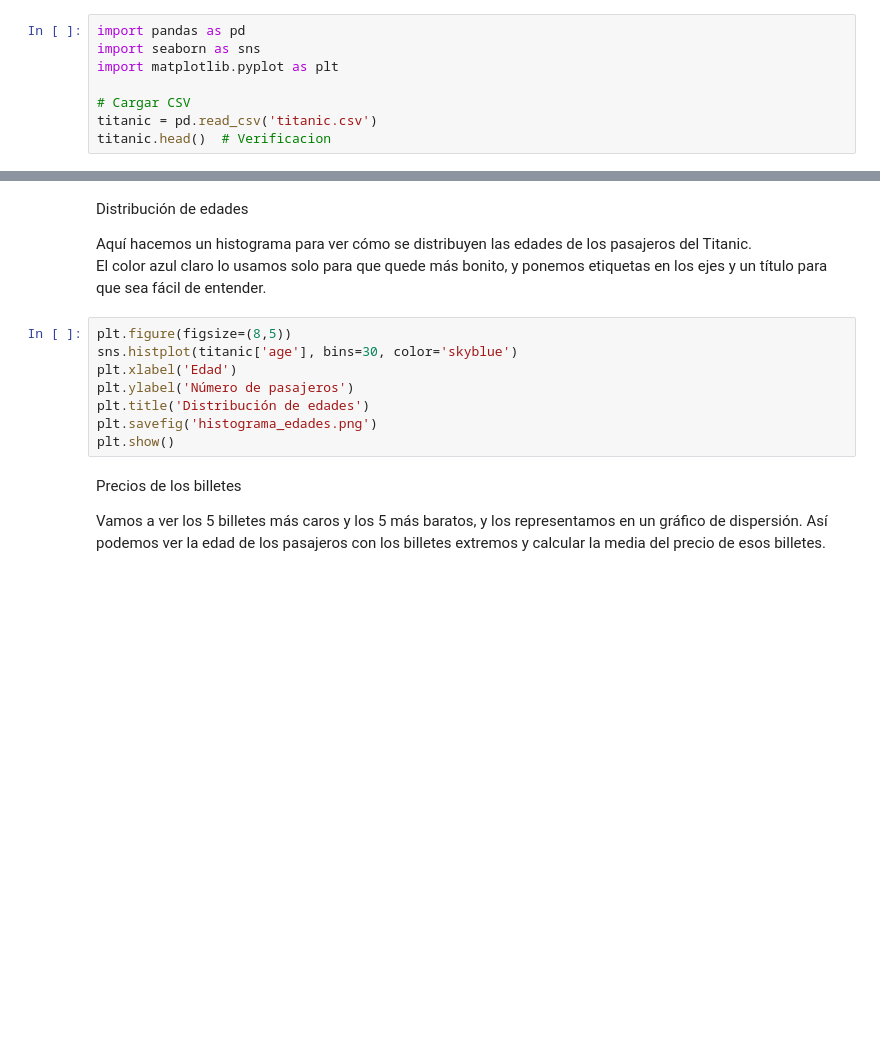
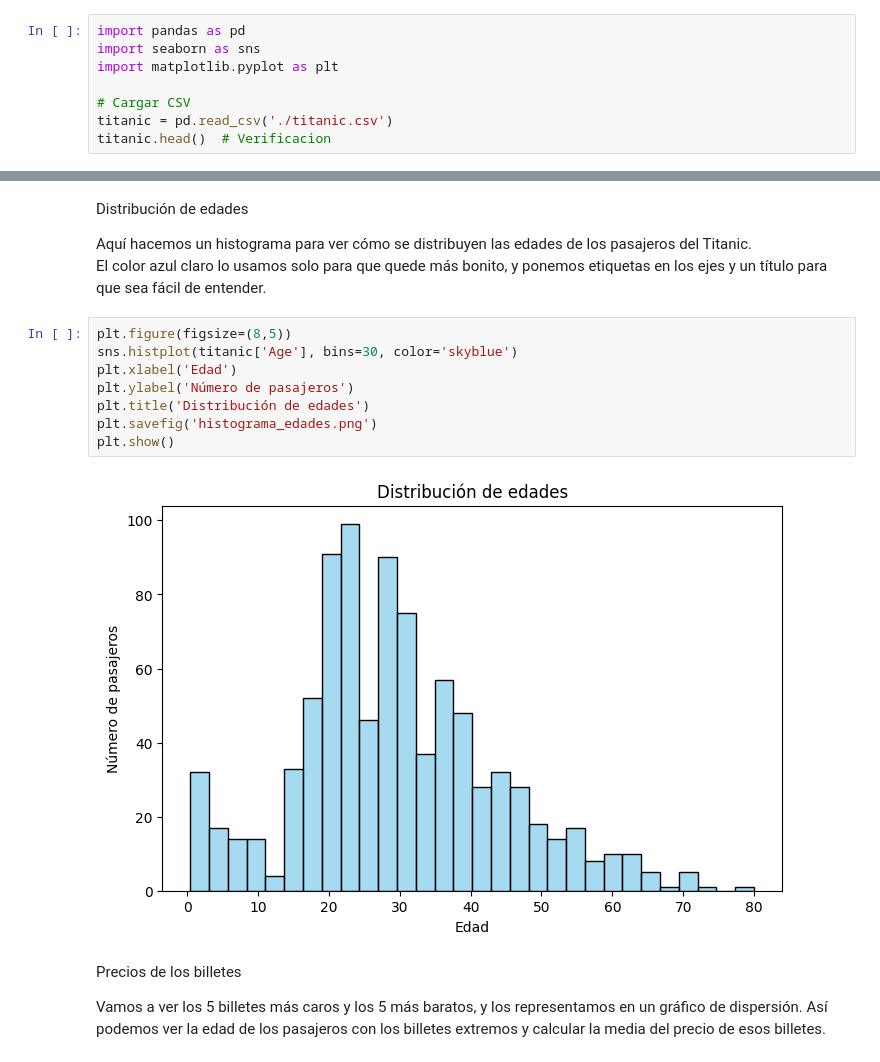
Before and after one commit to AwAGratis/DAW2, a Jupyter notebook: inteligencia_artificial/RA4/seaborn_RieraGuillem/titanic.ipynb, the cells around one changed output, grey strips where cells are left out. Cells and saved outputs as stored; diff of their text form; blank space fills up the shorter version.

```diff
--- a/inteligencia_artificial/RA4/seaborn_RieraGuillem/titanic.ipynb
+++ b/inteligencia_artificial/RA4/seaborn_RieraGuillem/titanic.ipynb
@@ -11,5 +11,5 @@ import seaborn as sns
 import matplotlib.pyplot as plt
 
 # Cargar CSV
-titanic = pd.read_csv('titanic.csv')
+titanic = pd.read_csv('./titanic.csv')
 titanic.head()  # Verificacion
@@ -20,12 +27,14 @@ Aquí hacemos un histograma para ver cómo se distribuyen las edades de los pasa
 El color azul claro lo usamos solo para que quede más bonito, y ponemos etiquetas en los ejes y un título para que sea fácil de entender.
 # %%
 plt.figure(figsize=(8,5))
-sns.histplot(titanic['age'], bins=30, color='skyblue')
+sns.histplot(titanic['Age'], bins=30, color='skyblue')
 plt.xlabel('Edad')
 plt.ylabel('Número de pasajeros')
 plt.title('Distribución de edades')
 plt.savefig('histograma_edades.png')
 plt.show()
+# %% [output]
+[figure, added]
 # %% [markdown]
 Precios de los billetes
 
```
Also changed, not shown: parts of 4 cells of this notebook, 4 other files.
